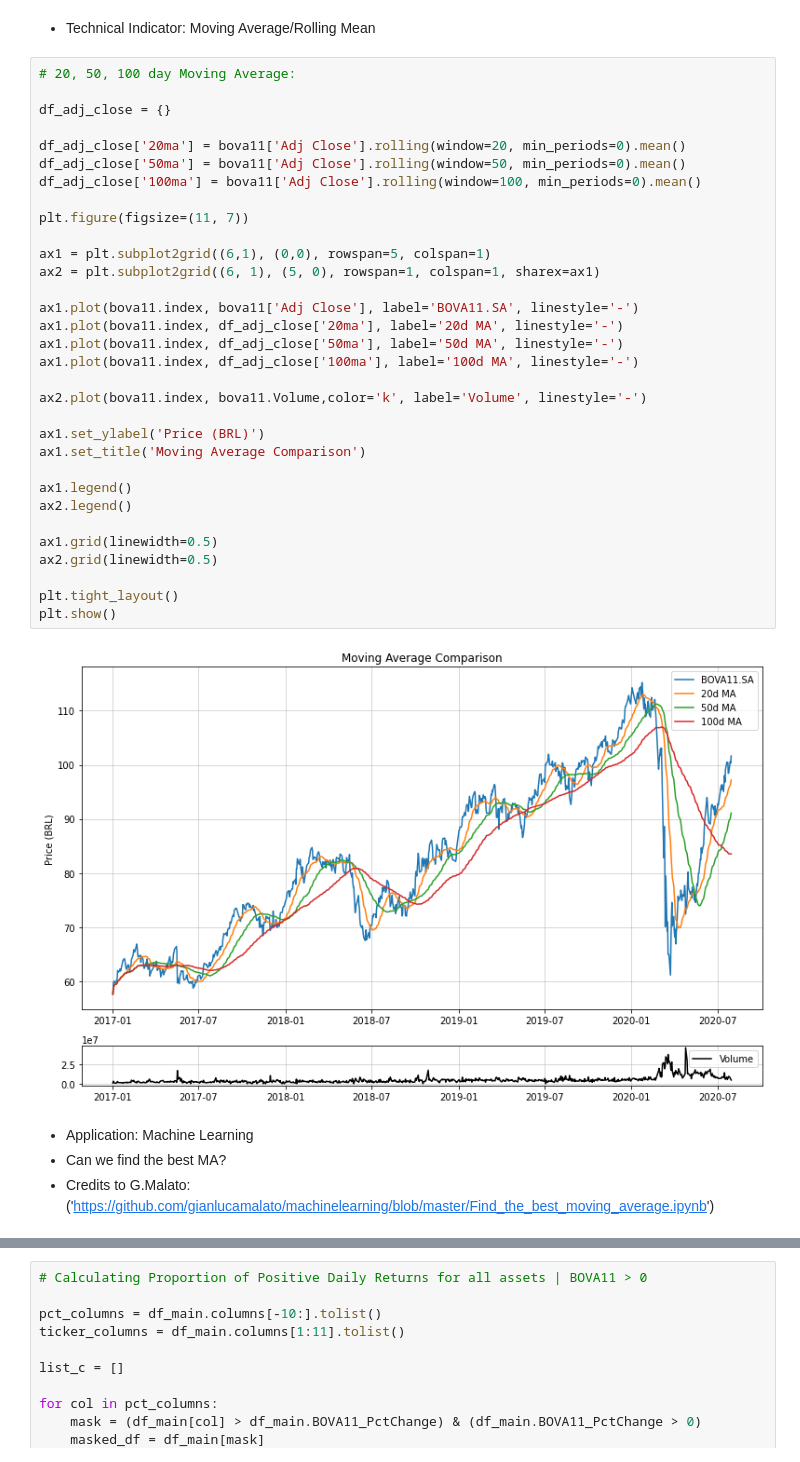
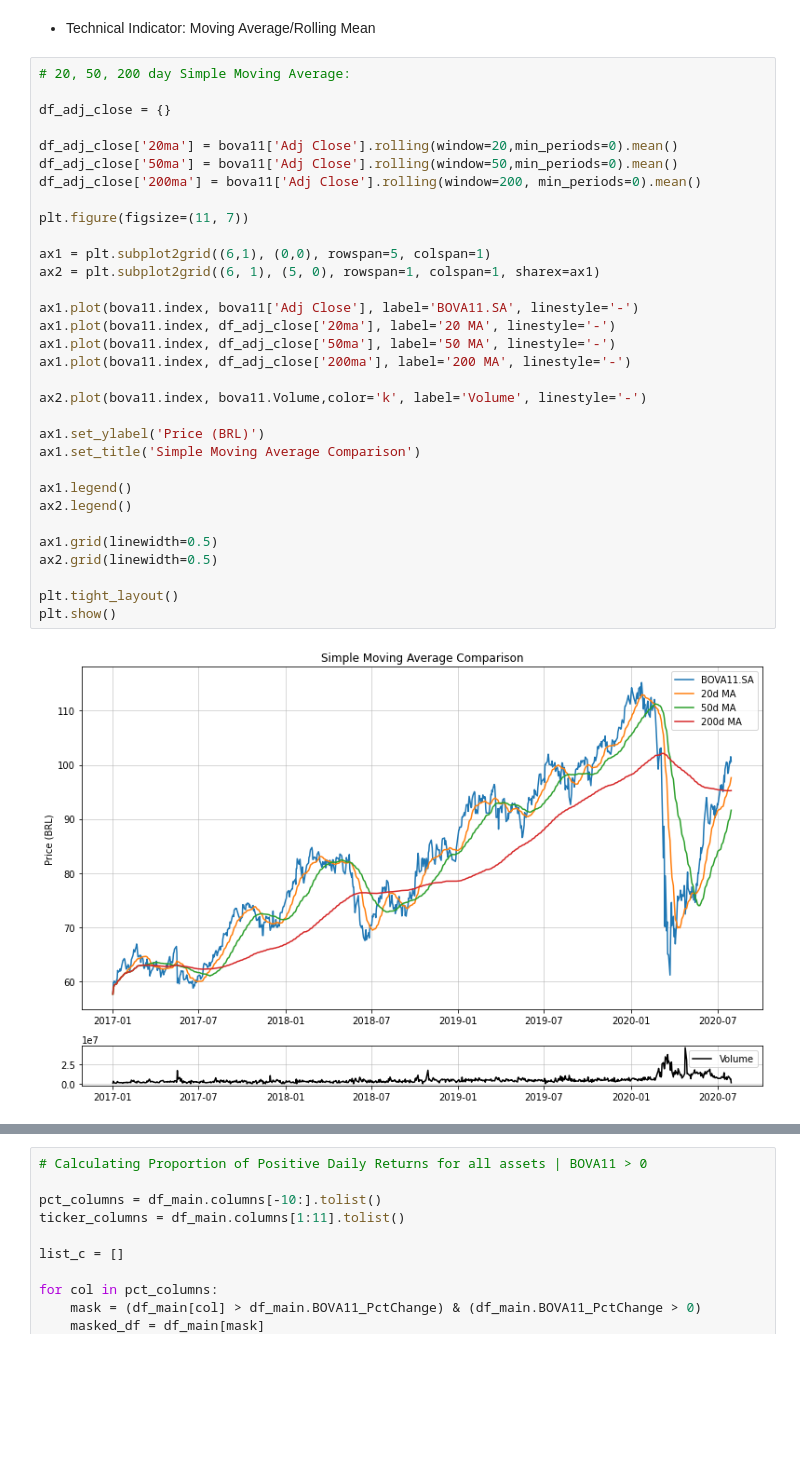
Before and after one commit to antoniosalomao/Rafter_A1, a Jupyter notebook: rafter_presentation.ipynb, the cells around one changed output, grey strips where cells are left out. Cells and saved outputs as stored; diff of their text form; blank space fills up the shorter version.

```diff
--- a/rafter_presentation.ipynb
+++ b/rafter_presentation.ipynb
@@ -248,40 +249,36 @@ plt.show()
 # %% [markdown]
 - Technical Indicator: Moving Average/Rolling Mean
 # %%
-# 20, 50, 100 day Moving Average:
+# 20, 50, 200 day Simple Moving Average:
 
 df_adj_close = {}
 
-df_adj_close['20ma'] = bova11['Adj Close'].rolling(window=20, min_periods=0).mean()
-df_adj_close['50ma'] = bova11['Adj Close'].rolling(window=50, min_periods=0).mean()
-df_adj_close['100ma'] = bova11['Adj Close'].rolling(window=100, min_periods=0).mean()
+df_adj_close['20ma'] = bova11['Adj Close'].rolling(window=20,min_periods=0).mean()
+df_adj_close['50ma'] = bova11['Adj Close'].rolling(window=50,min_periods=0).mean()
+df_adj_close['200ma'] = bova11['Adj Close'].rolling(window=200, min_periods=0).mean()
 
 plt.figure(figsize=(11, 7))
 
 ax1 = plt.subplot2grid((6,1), (0,0), rowspan=5, colspan=1)
 ax2 = plt.subplot2grid((6, 1), (5, 0), rowspan=1, colspan=1, sharex=ax1)
 
 ax1.plot(bova11.index, bova11['Adj Close'], label='BOVA11.SA', linestyle='-')
-ax1.plot(bova11.index, df_adj_close['20ma'], label='20d MA', linestyle='-')
-ax1.plot(bova11.index, df_adj_close['50ma'], label='50d MA', linestyle='-')
-ax1.plot(bova11.index, df_adj_close['100ma'], label='100d MA', linestyle='-')
+ax1.plot(bova11.index, df_adj_close['20ma'], label='20 MA', linestyle='-')
+ax1.plot(bova11.index, df_adj_close['50ma'], label='50 MA', linestyle='-')
+ax1.plot(bova11.index, df_adj_close['200ma'], label='200 MA', linestyle='-')
 
 ax2.plot(bova11.index, bova11.Volume,color='k', label='Volume', linestyle='-')
 
 ax1.set_ylabel('Price (BRL)')
-ax1.set_title('Moving Average Comparison')
+ax1.set_title('Simple Moving Average Comparison')
 
 ax1.legend()
 ax2.legend()
 
 ax1.grid(linewidth=0.5)
 ax2.grid(linewidth=0.5)
 
 plt.tight_layout()
 plt.show()
 # %% [output]
-[figure, old version]
+[figure, new version]
-# %% [markdown]
-- Application: Machine Learning
-- Can we find the best MA?
-- Credits to G.Malato: ('https://github.com/gianlucamalato/machinelearning/blob/master/Find_the_best_moving_average.ipynb')
```
Also changed, not shown: parts of 14 cells of this notebook.
